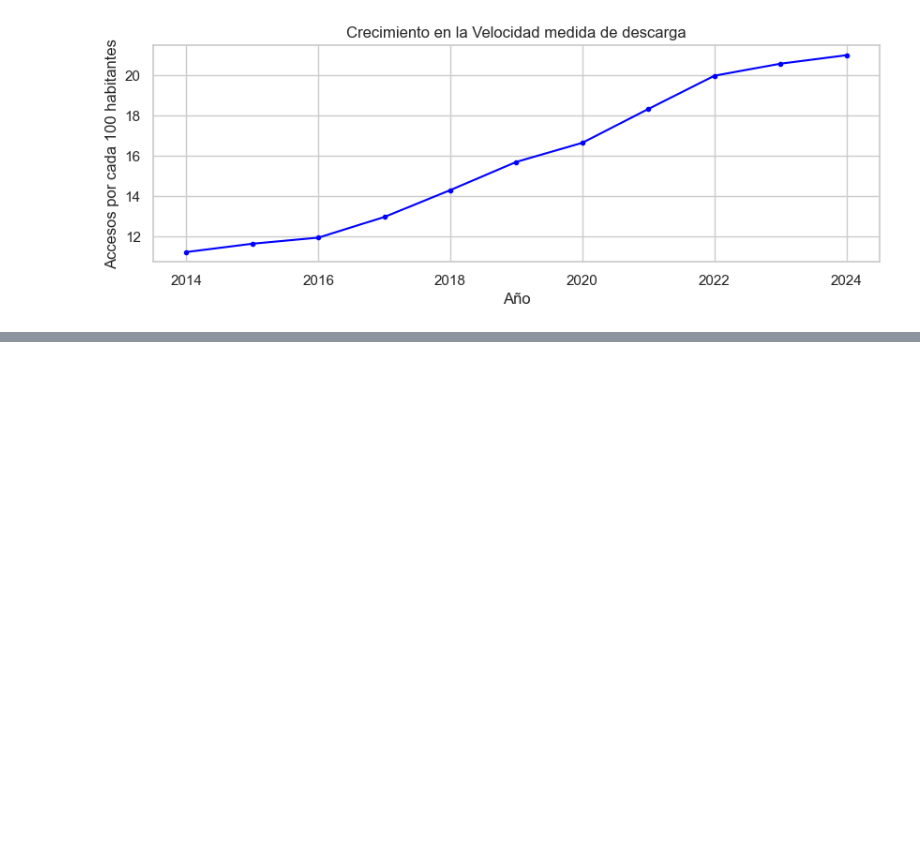
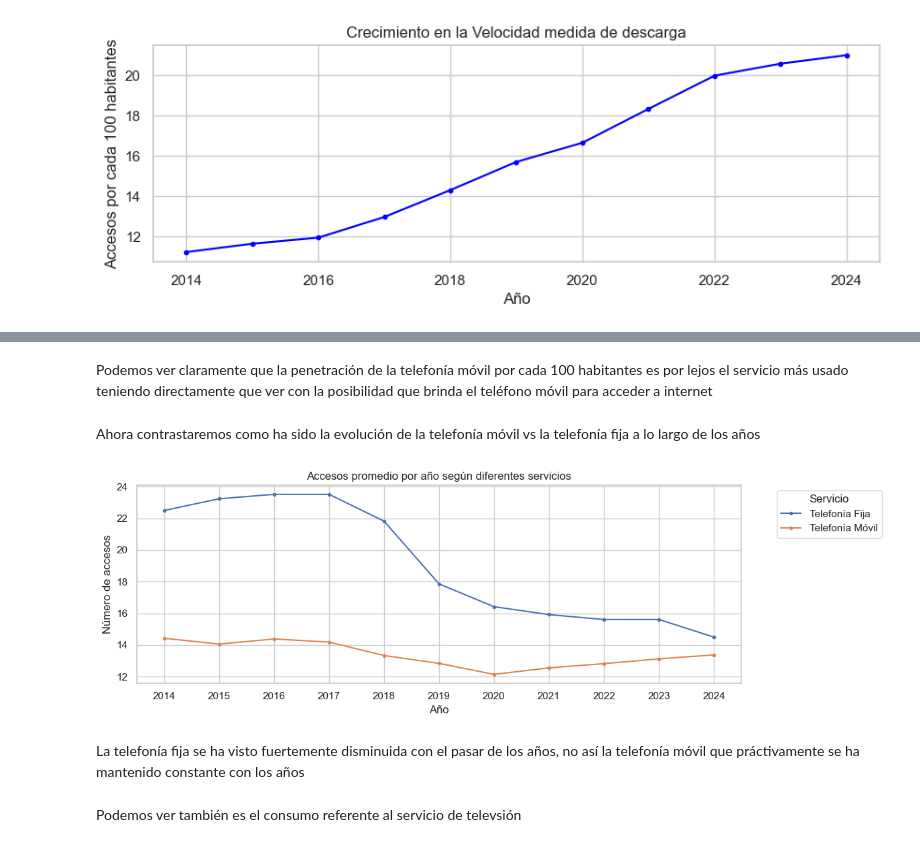
Before and after one commit to DedesF/Proyecto_2, a Jupyter notebook: Analisis/EDA.ipynb, the cells around one changed output, grey strips where cells are left out. Drawn from its saved outputs; the diff is of its cells as text; code cells hidden in the pictures; blank space fills up the shorter version.

```diff
--- a/Analisis/EDA.ipynb
+++ b/Analisis/EDA.ipynb
@@ -237,0 +185,27 @@ plt.show()
+# %% [markdown]
+Podemos ver claramente que la penetración de la telefonía móvil por cada 100 habitantes es por lejos el servicio más usado teniendo directamente que ver con la posibilidad que brinda el teléfono móvil para acceder a internet
+# %% [markdown]
+Ahora contrastaremos como ha sido la evolución de la telefonía móvil vs la telefonía fija a lo largo de los años
+# %%
+#Creamos otro gráfico con el fin de ver la evolución de la tendencia de los servicios telefónicos a través de los años
+
+plt.figure(figsize=(12, 4))
+#Definimos las líneas que plotearemos en el gráfico
+plt.plot(df_tfvstm_grouped.index, df_tfvstm_grouped['Accesos telefonía fija por cada 100 hab'], marker='.', label='Telefonía Fija')
+
+    #Dividiremos por 10 los accesos de telefonía móvil para acercar las líneas y visualizar de mejor manera la tendencia
+plt.plot(df_tfvstm_grouped.index, df_tfvstm_grouped['Accesos telefonía movil por cada 100 hab']/10, marker='.', label='Telefonía Móvil')
+
+plt.title('Accesos promedio por año según diferentes servicios')
+plt.xlabel('Año')
+plt.ylabel('Número de accesos')
+plt.legend(title='Servicio', bbox_to_anchor=(1.05, 1), loc='upper left')
+plt.xticks(df_tfvstm_grouped.index, rotation=0)  # Rota las etiquetas del eje x si es necesario
+plt.tight_layout()
+plt.show()
+# %% [output]
+[figure, added]
+# %% [markdown]
+La telefonía fija se ha visto fuertemente disminuida con el pasar de los años, no así la telefonía móvil que práctivamente se ha mantenido constante con los años
+# %% [markdown]
+Podemos ver también es el consumo referente al servicio de televsión
```
Also changed, not shown: parts of 24 cells of this notebook.
